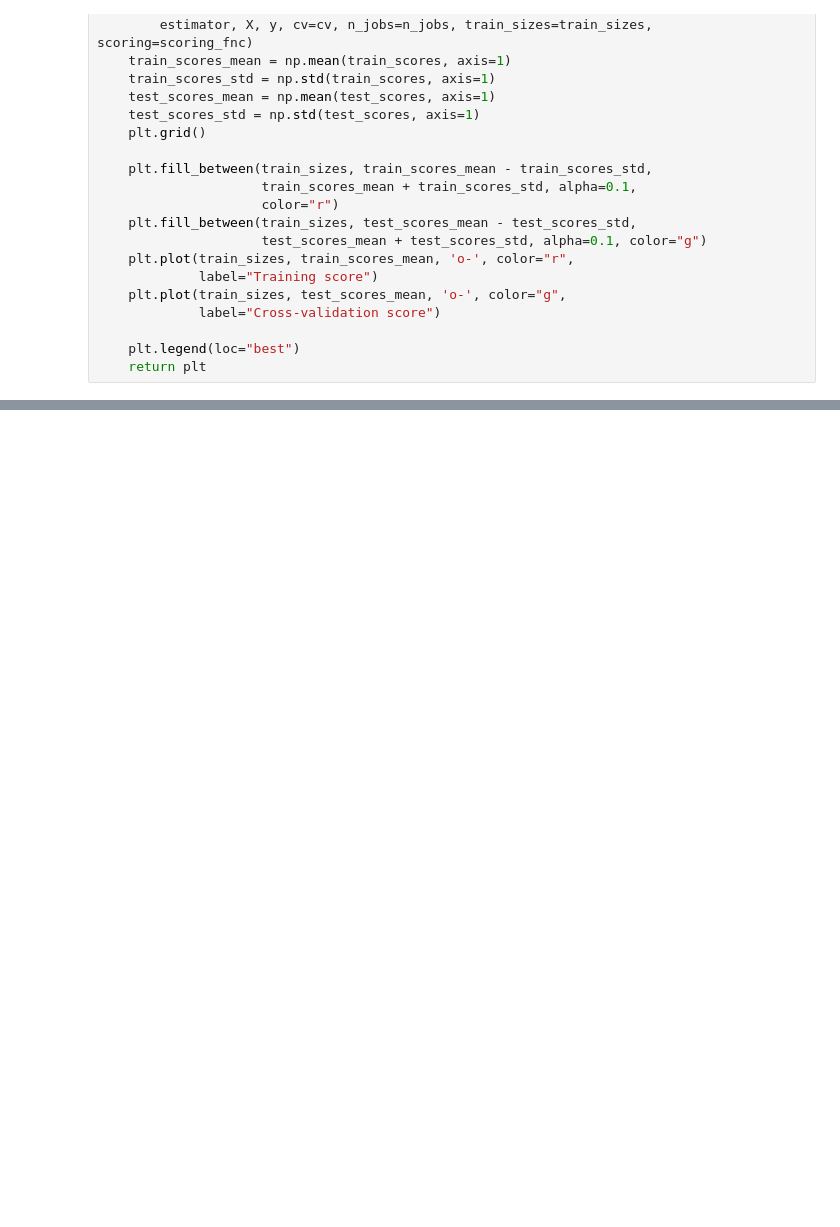
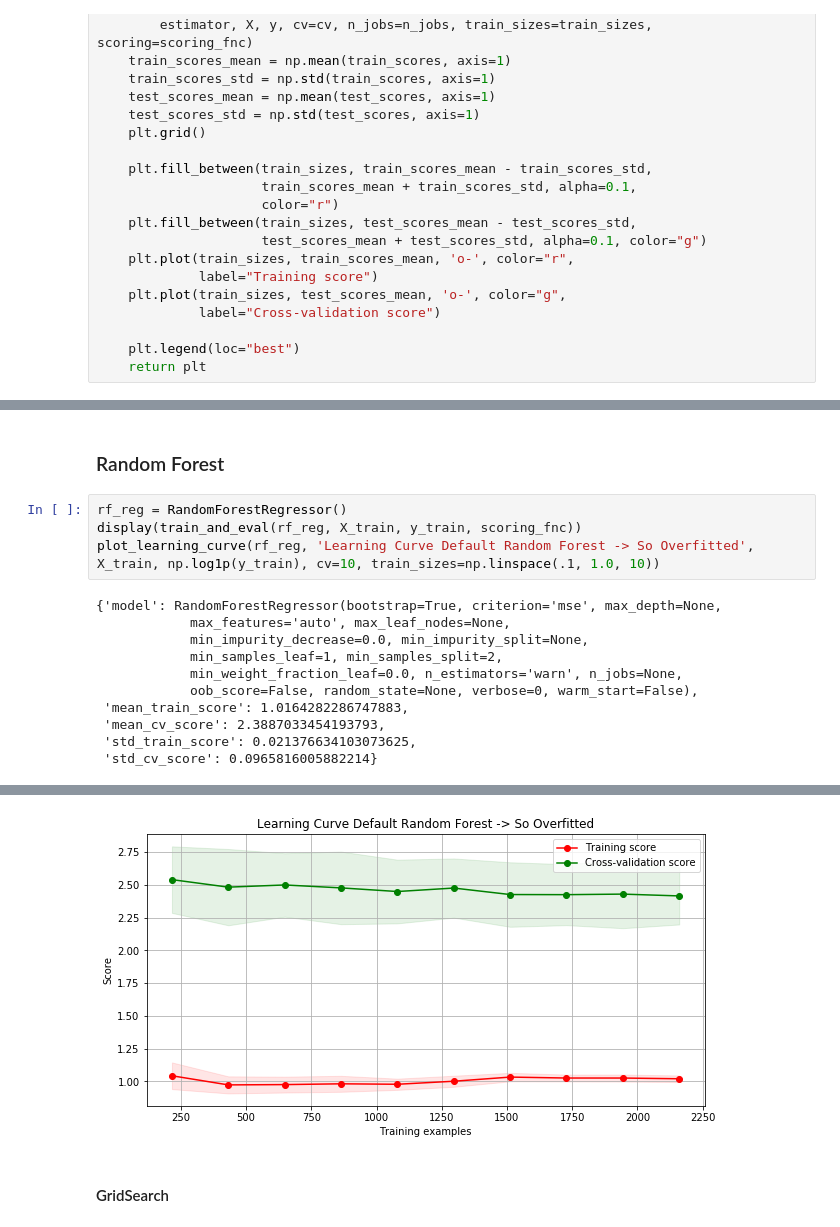
Before and after one commit to Cruzzor/BoxOffice, a Jupyter notebook: First_Model_Marcel.ipynb, the cells around one changed output, grey strips where cells are left out. Saved outputs shown, nothing was run; the diff lists cells and outputs as text; blank space fills up the shorter version.

```diff
--- a/First_Model_Marcel.ipynb
+++ b/First_Model_Marcel.ipynb
@@ -165,0 +191,17 @@ plot_learning_curve(reg, 'Learning Curve -> High Bias', X_train, np.log1p(y_trai
+# %% [markdown]
+### Random Forest
+# %%
+rf_reg = RandomForestRegressor()
+display(train_and_eval(rf_reg, X_train, y_train, scoring_fnc))
+plot_learning_curve(rf_reg, 'Learning Curve Default Random Forest -> So Overfitted', X_train, np.log1p(y_train), cv=10, train_sizes=np.linspace(.1, 1.0, 10))
+# %% [output]
+{'model': RandomForestRegressor(bootstrap=True, criterion='mse', max_depth=None,
+            max_features='auto', max_leaf_nodes=None,
+            min_impurity_decrease=0.0, min_impurity_split=None,
+            min_samples_leaf=1, min_samples_split=2,
+            min_weight_fraction_leaf=0.0, n_estimators='warn', n_jobs=None,
+            oob_score=False, random_state=None, verbose=0, warm_start=False),
+ 'mean_train_score': 1.0164282286747883,
+ 'mean_cv_score': 2.3887033454193793,
+ 'std_train_score': 0.021376634103073625,
+ 'std_cv_score': 0.0965816005882214}
@@ -165,0 +209,3 @@ plot_learning_curve(reg, 'Learning Curve -> High Bias', X_train, np.log1p(y_trai
+[figure, added]
+# %% [markdown]
+#### GridSearch
```
Also changed, not shown: parts of 13 cells of this notebook.
